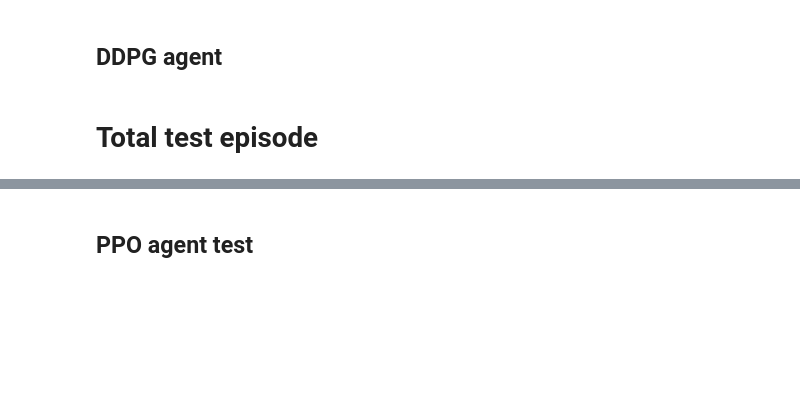
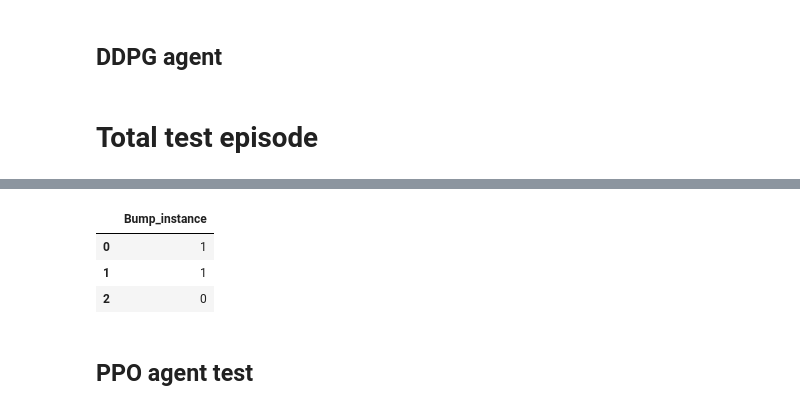
Before and after one commit to zhang-zengjie/Reward4Driving, a Jupyter notebook: LoadModelNTest.ipynb, the cells around one changed output, grey strips where cells are left out. Drawn from its saved outputs; the diff is of its cells as text; code cells hidden in the pictures; blank space fills up the shorter version.

```diff
--- a/LoadModelNTest.ipynb
+++ b/LoadModelNTest.ipynb
@@ -354,3 +356,16 @@ Total test time: 00:21:18.79
+# %%
+# count_list_DDPG = []
+# for i in range(len(Bmp)):
+#     count_list_DDPG.append(count_impulses(Bmp[i]))
+# data_ddpg = {'Bump_instance': count_list_DDPG}
+# print(data_ddpg)
+# Bump_track = pd.DataFrame(data_ddpg)
+Bump_track
+# %% [output]
+|  | Bump_instance |
+| 0 | 1 |
+| 1 | 1 |
+| 2 | 0 |
 # %% [markdown]
 ## PPO agent test
 # %%
```
Also changed, not shown: parts of 5 cells of this notebook.
